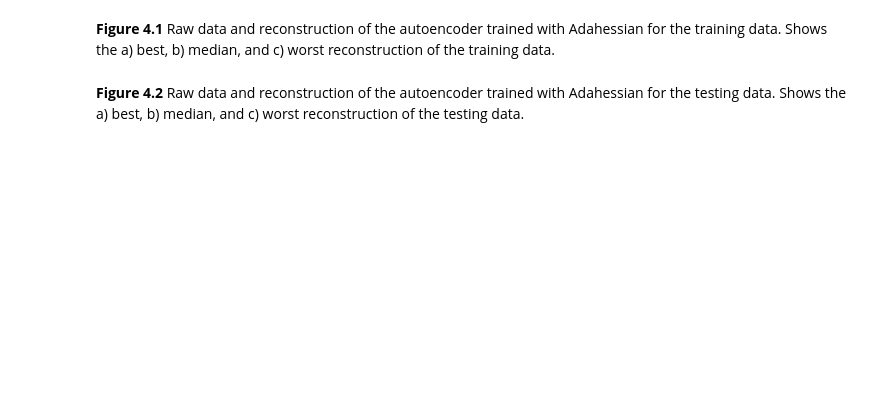
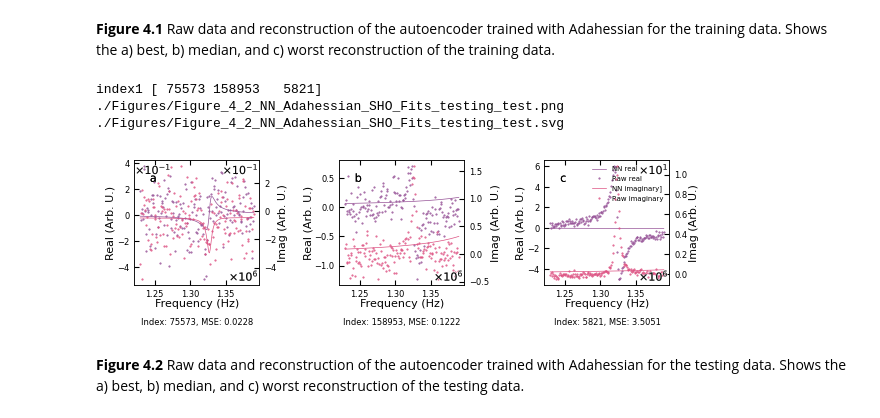
Before and after one commit to m3-learning/Rapid-Fitting-BEPFM-NN, a Jupyter notebook: notebooks/4_Second_Order_Optimizers copy.ipynb, the cells around one changed output. Cells and saved outputs as stored; diff of their text form; code cells hidden in the pictures; blank space fills up the shorter version.

```diff
--- a/notebooks/4_Second_Order_Optimizers copy.ipynb
+++ b/notebooks/4_Second_Order_Optimizers copy.ipynb
@@ -225,11 +236,16 @@ d1, d2, index1, mse1 = BE_viz.bmw_nn(
 # %%
 d1, d2, index1, mse1 = BE_viz.bmw_nn(
     X_test,
     prediction=AdaHessian_model,
     out_state={"scaled": True, "raw_format": "complex"},
     returns=True,
-    filename="Figure_4_2_NN_Adahessian_SHO_Fits_testing",
+    filename="Figure_4_2_NN_Adahessian_SHO_Fits_testing_test",
 )
+# %% [output]
+index1 [ 75573 158953   5821]
+./Figures/Figure_4_2_NN_Adahessian_SHO_Fits_testing_test.png
+./Figures/Figure_4_2_NN_Adahessian_SHO_Fits_testing_test.svg
+[figure, added]
 # %% [markdown]
 **Figure 4.2** Raw data and reconstruction of the autoencoder trained with Adahessian for the testing data. Shows the a) best, b) median, and c) worst reconstruction of the testing data.
 # %%
```
Also changed, not shown: parts of 6 cells of this notebook, 2 other files.
